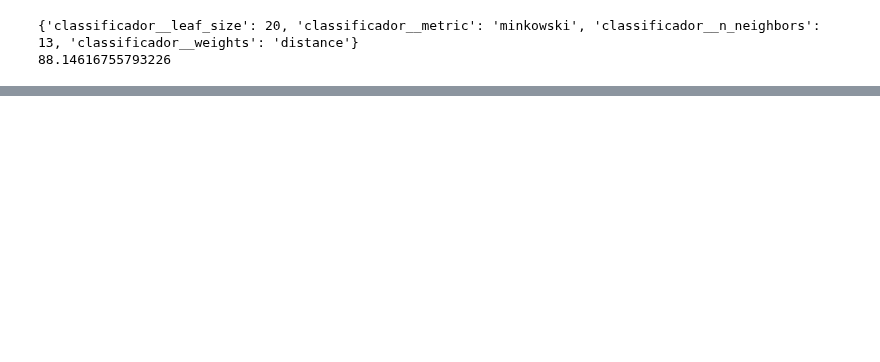
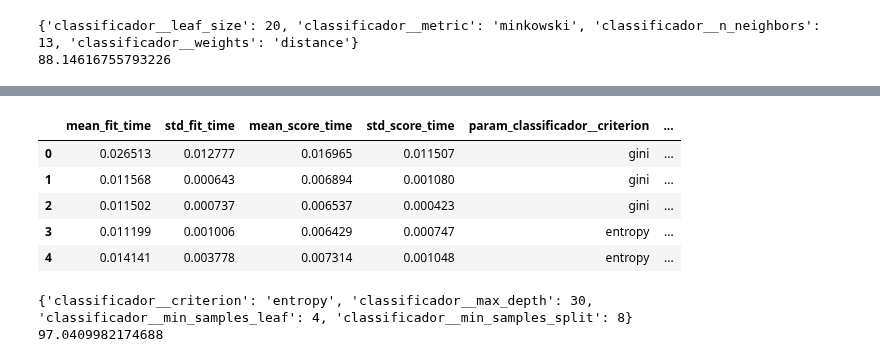
Before and after one commit to inf032/introducaoML, a Jupyter notebook: Farmaco_Otimizacao.ipynb, the cells around one changed output, grey strips where cells are left out. Cells and saved outputs as stored; diff of their text form; code cells hidden in the pictures; blank space fills up the shorter version.

```diff
--- a/Farmaco_Otimizacao.ipynb
+++ b/Farmaco_Otimizacao.ipynb
@@ -520,0 +521,38 @@ scores.mean()
+# %%
+from sklearn.model_selection import RandomizedSearchCV
+from scipy.stats import randint
+
+espaco_de_parametros = {
+    'classificador__max_depth' : randint(2,35),
+    'classificador__min_samples_split': randint(2,15),
+    'classificador__min_samples_leaf': randint(2,15),
+    'classificador__criterion': ["gini", "entropy"]
+}
+
+cv = KFold(n_splits = 5, shuffle=True, random_state=327)
+
+
+modelo = Pipeline(steps=[('step_one', col_transformer), ('ss',  StandardScaler()),
+                         ('imputer', ImputerWithMissingMark()), ('classificador', DecisionTreeClassifier())])
+
+search = RandomizedSearchCV(modelo, espaco_de_parametros,
+                            n_iter = 30,
+                            cv = cv,
+                            random_state = SEED)
+
+search.fit(X_train, y_train)
+resultados = pd.DataFrame(search.cv_results_)
+resultados.head()
+# %% [output]
+|  | mean_fit_time | std_fit_time | mean_score_time | std_score_time | param_classificador__criterion | ... |
+| 0 | 0.026513 | 0.012777 | 0.016965 | 0.011507 | gini | ... |
+| 1 | 0.011568 | 0.000643 | 0.006894 | 0.001080 | gini | ... |
+| 2 | 0.011502 | 0.000737 | 0.006537 | 0.000423 | gini | ... |
+| 3 | 0.011199 | 0.001006 | 0.006429 | 0.000747 | entropy | ... |
+| 4 | 0.014141 | 0.003778 | 0.007314 | 0.001048 | entropy | ... |
+# %%
+print(search.best_params_)
+print(search.best_score_ * 100)
+# %% [output]
+{'classificador__criterion': 'entropy', 'classificador__max_depth': 30, 'classificador__min_samples_leaf': 4, 'classificador__min_samples_split': 8}
+97.0409982174688
```
Also changed, not shown: parts of 12 cells of this notebook.
